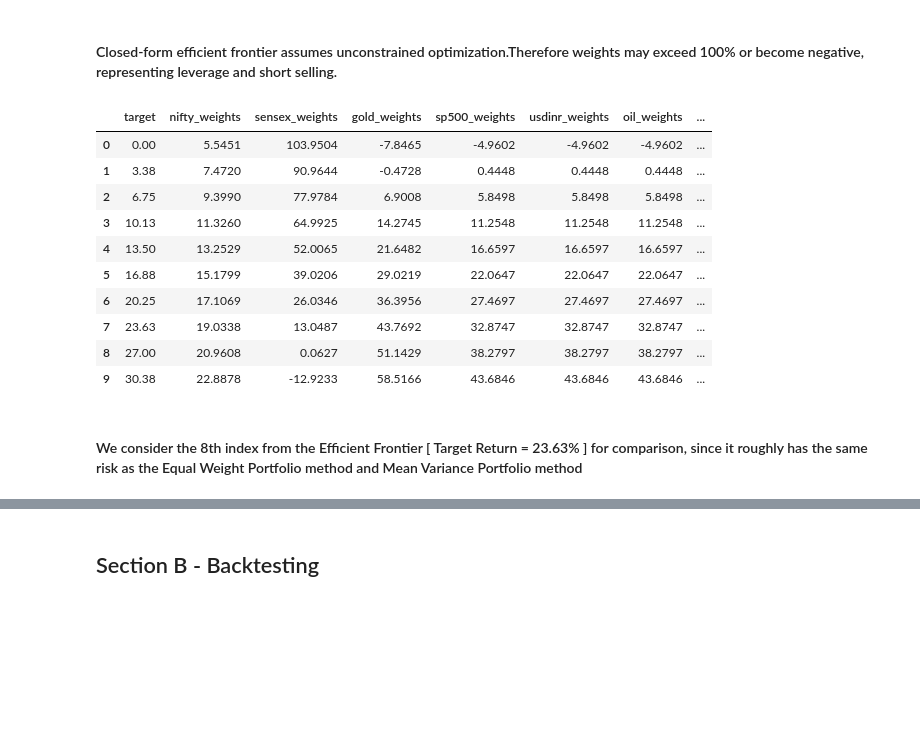
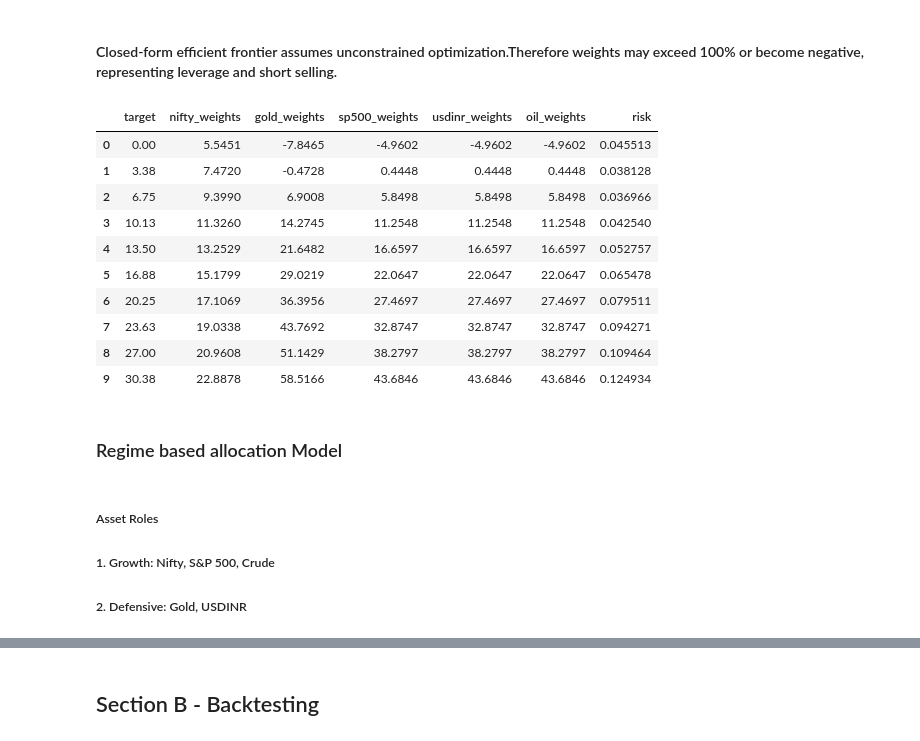
Before and after one commit to eshannaik/Portfolio-Management, a Jupyter notebook: Portfolio Management.ipynb, the cells around one changed output, grey strips where cells are left out. Drawn from its saved outputs; the diff is of its cells as text; code cells hidden in the pictures; blank space fills up the shorter version.

```diff
--- a/Portfolio Management.ipynb
+++ b/Portfolio Management.ipynb
@@ -442,39 +371,40 @@ def efficient_frontier(mu,cov,target):
 # %%
 # Generate efficient frontier points for a range of target returns
 targets = np.linspace(0, mu.max(), 10)
 rows = []
 
 for t in targets:
     res = efficient_frontier(mu,cov,t)
 
-    frontier_returns = portfolio_return(res, mu)
     frontier_risks = portfolio_risk(res, cov)
 
     rows.append({
         'target':round(t*100,2),
         "nifty_weights":round(res[0]*100,4),
-        "sensex_weights":round(res[1]*100,4),
         "gold_weights":round(res[2]*100,4),
         "sp500_weights":round(res[3]*100,4),
         "usdinr_weights":round(res[3]*100,4),
         "oil_weights":round(res[3]*100,4),
-        "expected_return":frontier_returns,
         "risk":frontier_risks
     })
 
 frontier_df = pd.DataFrame(rows)
 frontier_df
 # %% [output]
-|  | target | nifty_weights | sensex_weights | gold_weights | sp500_weights | usdinr_weights | oil_weights | ... |
-| 0 | 0.00 | 5.5451 | 103.9504 | -7.8465 | -4.9602 | -4.9602 | -4.9602 | ... |
-| 1 | 3.38 | 7.4720 | 90.9644 | -0.4728 | 0.4448 | 0.4448 | 0.4448 | ... |
-| 2 | 6.75 | 9.3990 | 77.9784 | 6.9008 | 5.8498 | 5.8498 | 5.8498 | ... |
-| 3 | 10.13 | 11.3260 | 64.9925 | 14.2745 | 11.2548 | 11.2548 | 11.2548 | ... |
-| 4 | 13.50 | 13.2529 | 52.0065 | 21.6482 | 16.6597 | 16.6597 | 16.6597 | ... |
-| 5 | 16.88 | 15.1799 | 39.0206 | 29.0219 | 22.0647 | 22.0647 | 22.0647 | ... |
-| 6 | 20.25 | 17.1069 | 26.0346 | 36.3956 | 27.4697 | 27.4697 | 27.4697 | ... |
-| 7 | 23.63 | 19.0338 | 13.0487 | 43.7692 | 32.8747 | 32.8747 | 32.8747 | ... |
-| 8 | 27.00 | 20.9608 | 0.0627 | 51.1429 | 38.2797 | 38.2797 | 38.2797 | ... |
-| 9 | 30.38 | 22.8878 | -12.9233 | 58.5166 | 43.6846 | 43.6846 | 43.6846 | ... |
+|  | target | nifty_weights | gold_weights | sp500_weights | usdinr_weights | oil_weights | risk |
+| 0 | 0.00 | 5.5451 | -7.8465 | -4.9602 | -4.9602 | -4.9602 | 0.045513 |
+| 1 | 3.38 | 7.4720 | -0.4728 | 0.4448 | 0.4448 | 0.4448 | 0.038128 |
+| 2 | 6.75 | 9.3990 | 6.9008 | 5.8498 | 5.8498 | 5.8498 | 0.036966 |
+| 3 | 10.13 | 11.3260 | 14.2745 | 11.2548 | 11.2548 | 11.2548 | 0.042540 |
+| 4 | 13.50 | 13.2529 | 21.6482 | 16.6597 | 16.6597 | 16.6597 | 0.052757 |
+| 5 | 16.88 | 15.1799 | 29.0219 | 22.0647 | 22.0647 | 22.0647 | 0.065478 |
+| 6 | 20.25 | 17.1069 | 36.3956 | 27.4697 | 27.4697 | 27.4697 | 0.079511 |
+| 7 | 23.63 | 19.0338 | 43.7692 | 32.8747 | 32.8747 | 32.8747 | 0.094271 |
+| 8 | 27.00 | 20.9608 | 51.1429 | 38.2797 | 38.2797 | 38.2797 | 0.109464 |
+| 9 | 30.38 | 22.8878 | 58.5166 | 43.6846 | 43.6846 | 43.6846 | 0.124934 |
-# %% [markdown]
-#### We consider the 8th index from the Efficient Frontier [ Target Return = 23.63% ] for comparison, since it roughly has the same risk as the Equal Weight Portfolio method and Mean Variance Portfolio method
+# %% [markdown]
+### Regime based allocation Model
+# %% [markdown]
+##### Asset Roles
+##### 1. Growth: Nifty, S&P 500, Crude
+##### 2. Defensive: Gold, USDINR
```
Also changed, not shown: parts of 35 cells of this notebook.
